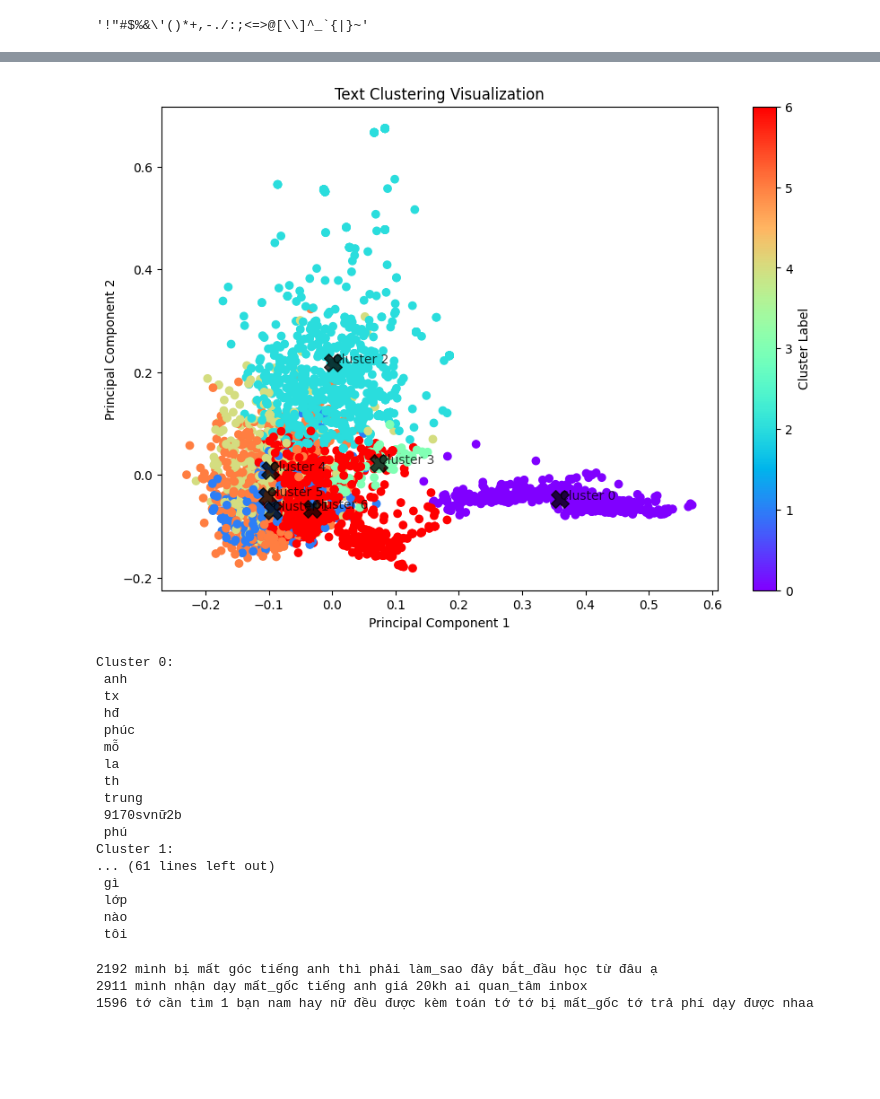
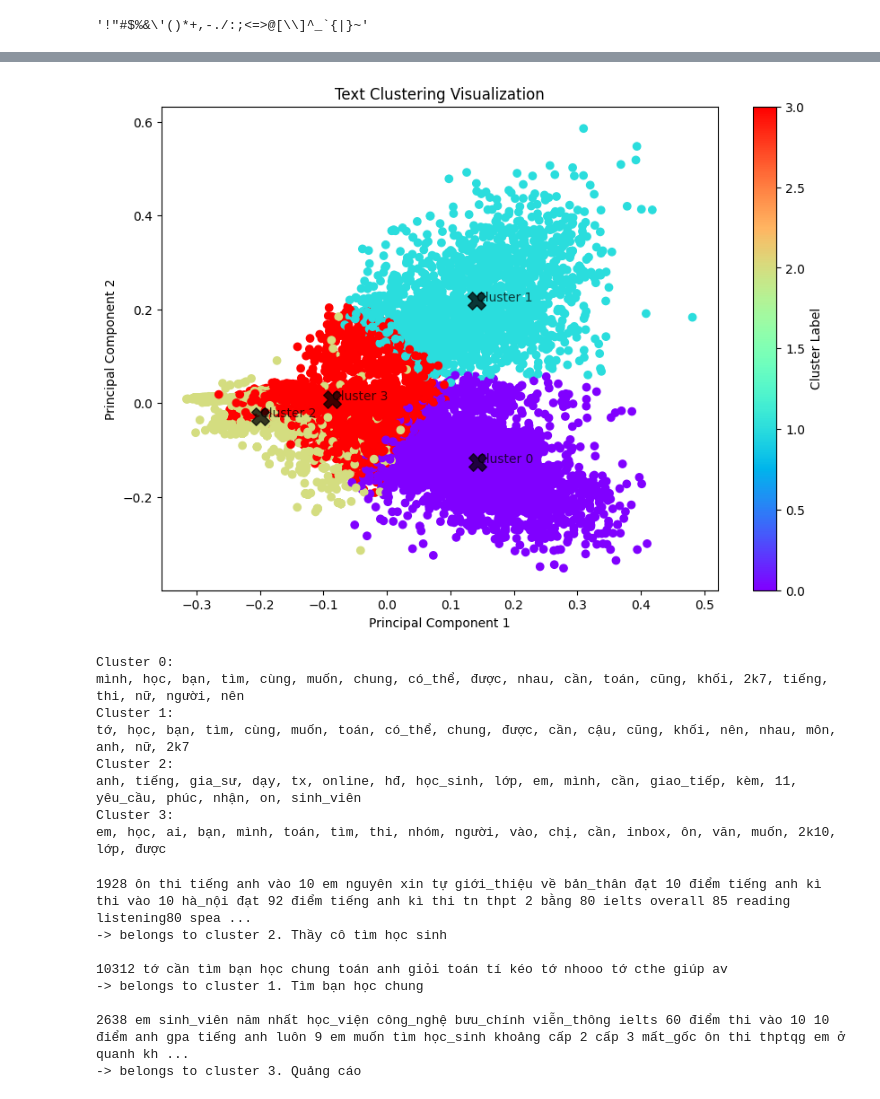
Before and after one commit to thanksbinh/student-posts-classifier, a Jupyter notebook: StudentRequestClassifier.ipynb, the cells around one changed output, grey strips where cells are left out. Saved outputs shown, nothing was run; the diff lists cells and outputs as text; code cells hidden in the pictures; blank space fills up the shorter version.

Commit message:
Nice visualization

```diff
--- a/StudentRequestClassifier.ipynb
+++ b/StudentRequestClassifier.ipynb
@@ -236,7 +349,7 @@ df.head()
 # %%
-def remove_stopwords(text):
+def filter_alnum(text):
     new_text = []
     for i in text.split():
-        if i not in vietnamese_stopwords:
+        if i.replace('_', '').isalnum() or i == '?':
             new_text.append(i)
     return " ".join(new_text)
@@ -306,5 +355,0 @@ def remove_emoji(text):
-# %%
-# Calling the Emoji tool Demojize.
-# df['post_text'] = df['post_text'].apply(emoji.demojize)
-df['post_text'] = df['post_text'].apply(remove_emoji)
-df.head()
@@ -326,0 +356,3 @@ from nltk.tokenize import word_tokenize,sent_tokenize
+# %%
+df['post_text'] = df['post_text'].apply(filter_alnum)
+df.tail()
@@ -406,5 +435,8 @@ X = vectorizer.fit_transform(texts)
 # %%
-number_of_clusters = 7
+vectorizer = TfidfVectorizer()
+X = vectorizer.fit_transform(texts)
+
+number_of_clusters = 4
 
 # https://scikit-learn.org/stable/modules/generated/sklearn.cluster.KMeans.html
 model = KMeans(n_clusters=number_of_clusters,
@@ -424,32 +490,32 @@ X_reduced = pca.fit_transform(X.toarray())
 import matplotlib.pyplot as plt
 
 plt.figure(figsize=(10, 7))
 scatter = plt.scatter(X_reduced[:, 0], X_reduced[:, 1], c=model.labels_, cmap='rainbow')
 plt.title("Text Clustering Visualization")
 plt.xlabel("Principal Component 1")
 plt.ylabel("Principal Component 2")
 
 # Adding cluster centers to the plot
 centers = model.cluster_centers_
 centers_reduced = pca.transform(centers)
 plt.scatter(centers_reduced[:, 0], centers_reduced[:, 1], c='black', s=200, alpha=0.75, marker='X')
 
 # Adding labels to the plot
 # for i, txt in enumerate(texts):
 #     plt.annotate(txt, (X_reduced[i, 0], X_reduced[i, 1]), fontsize=9, alpha=0.75)
 order_centroids = model.cluster_centers_.argsort()[:, ::-1]
 terms = vectorizer.get_feature_names_out()
 
 for i in range(number_of_clusters):
     plt.annotate(
         # ' '.join([terms[ind] for ind in order_centroids[i, :10]]),
-        "Cluster %d" % i,
+        "Cluster %d" % (i),
         (centers_reduced[i, 0], centers_reduced[i, 1]),
         fontsize=10,
         alpha=0.75)
 
 
 plt.colorbar(scatter, label='Cluster Label')
 plt.show()
 # %% [output]
-[figure, old version]
+[figure, new version]
@@ -459,23 +522,13 @@ plt.show()
 # %%
 for i in range(number_of_clusters):
-    print("Cluster %d:" % i),
-    for ind in order_centroids[i, :10]:
-        print(' %s' % terms[ind])
+    print("Cluster %d:" % (i)),
+    print(', '.join([terms[ind] for ind in order_centroids[i, :20]]))
 # %% [output]
 Cluster 0:
- anh
- tx
- hđ
- phúc
- mỗ
- la
- th
- trung
- 9170svnữ2b
- phú
+mình, học, bạn, tìm, cùng, muốn, chung, có_thể, được, nhau, cần, toán, cũng, khối, 2k7, tiếng, thi, nữ, người, nên
 Cluster 1:
-... (61 lines left out)
- gì
- lớp
- nào
- tôi
+tớ, học, bạn, tìm, cùng, muốn, toán, có_thể, chung, được, cần, cậu, cũng, khối, nên, nhau, môn, anh, nữ, 2k7
+Cluster 2:
+anh, tiếng, gia_sư, dạy, tx, online, hđ, học_sinh, lớp, em, mình, cần, giao_tiếp, kèm, 11, yêu_cầu, phúc, nhận, on, sinh_viên
+Cluster 3:
+em, học, ai, bạn, mình, toán, tìm, thi, nhóm, người, vào, chị, cần, inbox, ôn, văn, muốn, 2k10, lớp, được
@@ -482,6 +561,4 @@ Cluster 1:
 # %%
-import math
-import random
 
 testIndex1 = math.floor(random.random() * len(texts))
 testIndex2 = math.floor(random.random() * len(texts))
@@ -491,10 +568,28 @@ text1 = texts[testIndex1]
 text2 = texts[testIndex2]
 text3 = texts[testIndex3]
 
+X1 = vectorizer.transform([text1])
+cluster1 = model.predict(X1)[0]
 print (testIndex1, text1)
+print("-> belongs to cluster " + cluster_labels[cluster1])
+
+print()
+X2 = vectorizer.transform([text2])
+cluster2 = model.predict(X2)[0]
 print (testIndex2, text2)
+print("-> belongs to cluster " + cluster_labels[cluster2])
+
+print()
+X3 = vectorizer.transform([text3])
+cluster3 = model.predict(X3)[0]
 print (testIndex3, text3)
+print("-> belongs to cluster " + cluster_labels[cluster3])
 # %% [output]
-2192 mình bị mất góc tiếng anh thì phải làm_sao đây bắt_đầu học từ đâu ạ
-2911 mình nhận dạy mất_gốc tiếng anh giá 20kh ai quan_tâm inbox
-1596 tớ cần tìm 1 bạn nam hay nữ đều được kèm toán tớ tớ bị mất_gốc tớ trả phí dạy được nhaa
+1928 ôn thi tiếng anh vào 10 em nguyên xin tự giới_thiệu về bản_thân đạt 10 điểm tiếng anh kì thi vào 10 hà_nội đạt 92 điểm tiếng anh kì thi tn thpt 2 bằng 80 ielts overall 85 reading listening80 spea ...
+-> belongs to cluster 2. Thầy cô tìm học sinh
+
+10312 tớ cần tìm bạn học chung toán anh giỏi toán tí kéo tớ nhooo tớ cthe giúp av
+-> belongs to cluster 1. Tìm bạn học chung
+
+2638 em sinh_viên năm nhất học_viện công_nghệ bưu_chính viễn_thông ielts 60 điểm thi vào 10 10 điểm anh gpa tiếng anh luôn 9 em muốn tìm học_sinh khoảng cấp 2 cấp 3 mất_gốc ôn thi thptqg em ở quanh kh ...
+-> belongs to cluster 3. Quảng cáo
```
Also changed, not shown: parts of 31 cells of this notebook.
